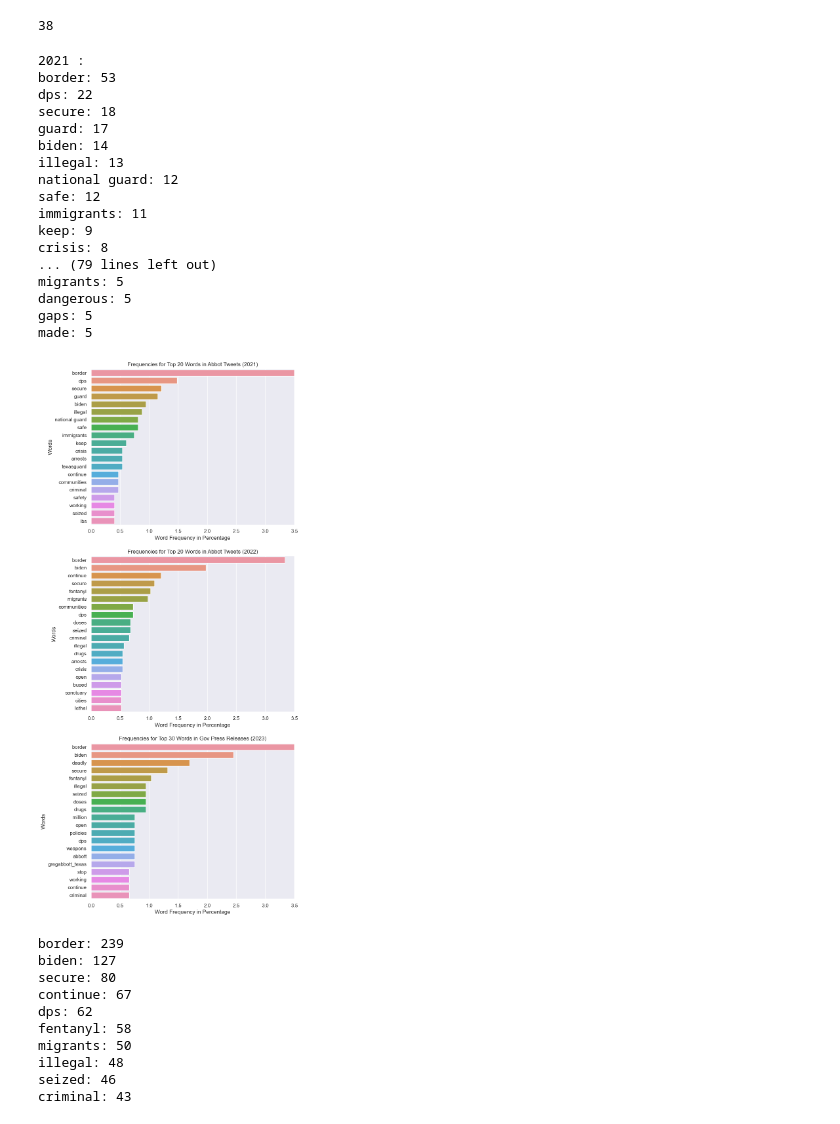
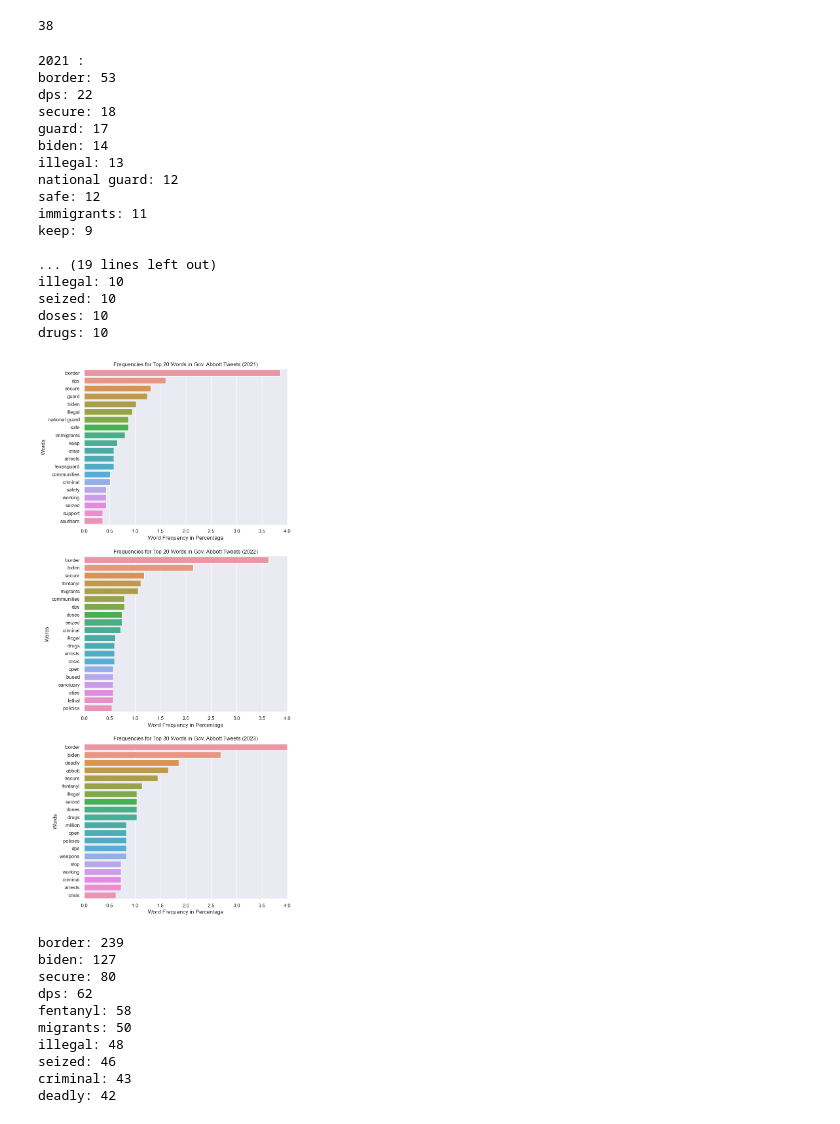
Before and after one commit to djryn/OLS_resesarch, a Jupyter notebook: Tweet_analysis.ipynb, the cells around one changed output. Drawn from its saved outputs; the diff is of its cells as text; code cells hidden in the pictures.

Commit message:
edited tweet graphs from BHJ comments

```diff
--- a/Tweet_analysis.ipynb
+++ b/Tweet_analysis.ipynb
@@ -60,8 +60,8 @@ import re
 from nltk.probability import FreqDist
 
 stop_words = set(stopwords.words('english'))
-new_words = {'texas', 'operation', 'lone', 'star', 'state', 'said', 'austin', 'greg', 'every', 'accross', 'since',
-             'administration', 'it', 'along', 'olivarez', 'also', 'p', 'https', 'co', 'operationlonestar'}
+new_words = {'texas', 'tx', 'operation', 'lone', 'star', 'state', 'said', 'austin', 'greg', 'every', 'accross', 'since', 'lbs',
+             'administration', 'it', 'along', 'olivarez', 'also', 'p', 'https', 'co', 'operationlonestar', 'pres', 'continue'}
 stop_words = stop_words.union(new_words)
 
 tokenizer = RegexpTokenizer(r'\b[^\d\W]+\b')
@@ -74,18 +74,18 @@ total_words = []
 # define words to replace
 words_to_replace = {
     'dps': ['department of public safety', 'txdps', 'txdeptpublicsafety'],
-    'abbott': ['governor abbott', 'governor'],
+    'abbott': ['gregabbott_tx', 'governor abbott', 'governor'],
     'biden': ['president biden', 'president'],
     'trafficking': ['human trafficking'],
     'lieutenant': ['lt'],
-    'continue': ['continues'],
-    'texas': ['tx']
+    'continue': ['continues']
 }
 
 for year, text in abbot_dict.items():
 
     # replace similar words and phrases together
-    t = rep(text, words_to_replace)
+    t = re.sub(r"http\S+", "", text)
+    t = rep(t, words_to_replace)
 
     tokens = tokenizer.tokenize(t)
     new_tokens = []
@@ -101,14 +101,14 @@ for year, text in abbot_dict.items():
             new_tokens.append(tokens[i])
 
     filtered_tokens = [token for token in new_tokens if token not in stop_words]
-    total_words.append(len(tokens))
+    total_words.append(len(new_tokens))
     fdist = FreqDist(filtered_tokens)
     year_freqs[year] = fdist
 
 
 for k, v in year_freqs.items():
     print(k, ':')
-    for word, frequency in v.most_common(30):
+    for word, frequency in v.most_common(10):
         print(f"{word}: {frequency}")
     print()
 # %% [output]
@@ -123,52 +123,52 @@ national guard: 12
 safe: 12
 immigrants: 11
 keep: 9
-crisis: 8
-... (79 lines left out)
-migrants: 5
-dangerous: 5
-gaps: 5
-made: 5
+
+... (19 lines left out)
+illegal: 10
+seized: 10
+doses: 10
+drugs: 10
 # %%
 import matplotlib.pyplot as plt
 import seaborn as sns
 # %%
 top_words_2021 = [(k ,(v/total_words[0])*100) for k, v in year_freqs[2021].most_common(20)]
 top_words_2022 = [(k ,(v/total_words[1])*100) for k, v in year_freqs[2022].most_common(20)]
 top_words_2023 = [(k ,(v/total_words[2])*100) for k, v in year_freqs[2023].most_common(20)]
 
 
 # Create a bar plot of the most common words
 fig, axes = plt.subplots(3,1,figsize=(8,21))
 sns.set(style="darkgrid")
 sns.barplot(ax = axes[0],
             x=[w[1] for w in top_words_2021],
             y=[w[0] for w in top_words_2021])
 axes[0].set(xlabel='Word Frequency in Percentage',
             ylabel='Words',
-            title='Frequencies for Top 20 Words in Abbot Tweets (2021)')
-axes[0].set_xlim(0,3.5)
+            title='Frequencies for Top 20 Words in Gov. Abbott Tweets (2021)')
+axes[0].set_xlim(0,4)
 
 sns.barplot(ax = axes[1],
             x=[w[1] for w in top_words_2022],
             y=[w[0] for w in top_words_2022])
 axes[1].set(xlabel='Word Frequency in Percentage',
             ylabel='Words',
-            title='Frequencies for Top 20 Words in Abbot Tweets (2022)')
-axes[1].set_xlim(0,3.5)
+            title='Frequencies for Top 20 Words in Gov. Abbott Tweets (2022)')
+axes[1].set_xlim(0,4)
 
 sns.barplot(ax = axes[2],
             x=[w[1] for w in top_words_2023],
             y=[w[0] for w in top_words_2023])
 axes[2].set(xlabel='Word Frequency in Percentage',
             ylabel='Words',
-            title='Frequencies for Top 30 Words in Gov Press Releases (2023)')
-axes[2].set_xlim(0,3.5)
+            title='Frequencies for Top 30 Words in Gov. Abbott Tweets (2023)')
+axes[2].set_xlim(0,4)
 
 plt.savefig('images/Tweets/Gov_freqs_years.png', bbox_inches='tight')
 plt.show()
 # %% [output]
-[figure, old version]
+[figure, new version]
 # %%
 all_text = " ".join(tweets['Title']).lower()
 
@@ -188,7 +188,7 @@ for i in range(len(tokens)):
         new_tokens.append(tokens[i])
 
 filtered_tokens = [token for token in new_tokens if token not in stop_words]
-total_words = len(tokens)
+total_words = len(new_tokens)
 fdist = FreqDist(filtered_tokens)
 total_freqs = fdist
 
@@ -199,13 +199,13 @@ for word, frequency in total_freqs.most_common(10):
 border: 239
 biden: 127
 secure: 80
-continue: 67
 dps: 62
 fentanyl: 58
 migrants: 50
 illegal: 48
 seized: 46
 criminal: 43
+deadly: 42
 # %%
 top_words = [(k ,(v/total_words)*100) for k, v in total_freqs.most_common(20)]
 
```
Also changed, not shown: parts of 22 cells of this notebook, 11 other files.
